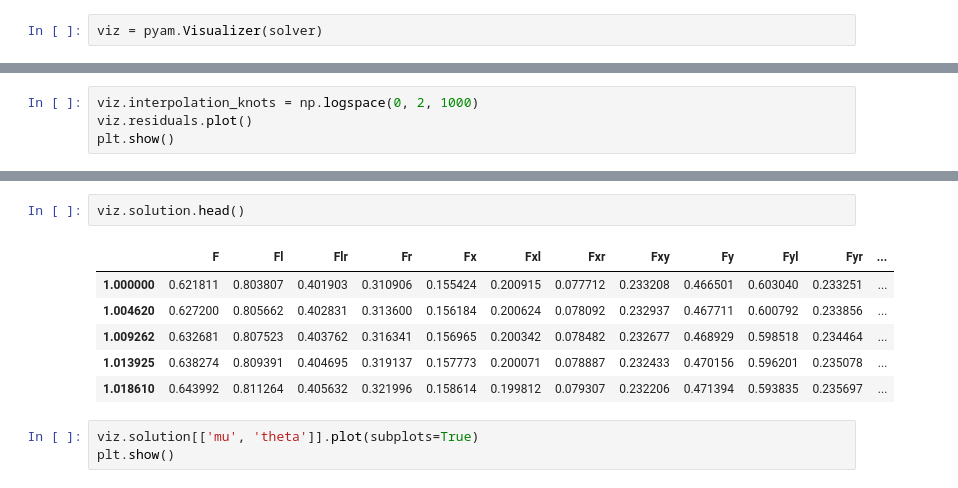
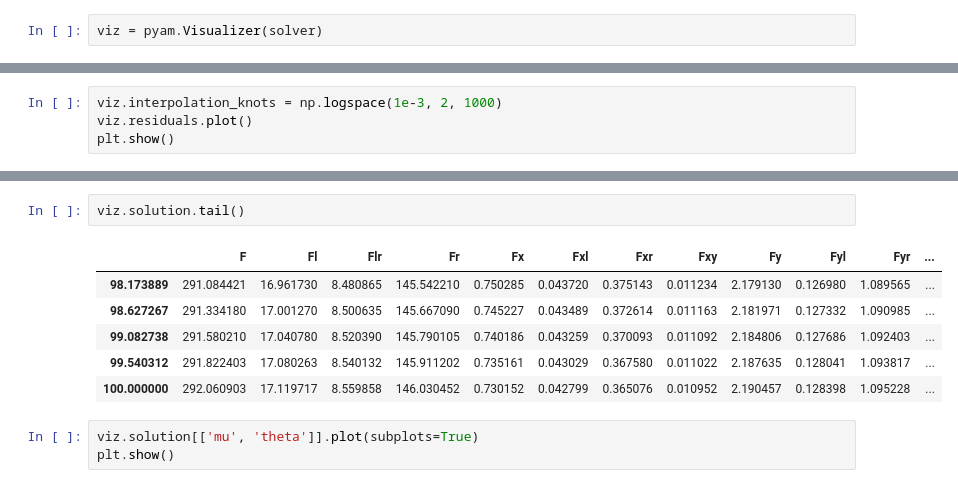
Before and after one commit to davidrpugh/assortative-matching, a Jupyter notebook: examples/positive-assortative-matching.ipynb, the cells around one changed output, grey strips where cells are left out. Drawn from its saved outputs; the diff is of its cells as text.

```diff
--- a/examples/positive-assortative-matching.ipynb
+++ b/examples/positive-assortative-matching.ipynb
@@ -124,5 +128,5 @@ viz = pyam.Visualizer(solver)
 # %%
-viz.interpolation_knots = np.logspace(0, 2, 1000)
+viz.interpolation_knots = np.logspace(1e-3, 2, 1000)
 viz.residuals.plot()
 plt.show()
 # %% [output]
@@ -135,12 +139,12 @@ plt.show()
 # %%
-viz.solution.head()
+viz.solution.tail()
 # %% [output]
 |  | F | Fl | Flr | Fr | Fx | Fxl | Fxr | Fxy | Fy | Fyl | Fyr | ... |
-| 1.000000 | 0.621811 | 0.803807 | 0.401903 | 0.310906 | 0.155424 | 0.200915 | 0.077712 | 0.233208 | 0.466501 | 0.603040 | 0.233251 | ... |
-| 1.004620 | 0.627200 | 0.805662 | 0.402831 | 0.313600 | 0.156184 | 0.200624 | 0.078092 | 0.232937 | 0.467711 | 0.600792 | 0.233856 | ... |
-| 1.009262 | 0.632681 | 0.807523 | 0.403762 | 0.316341 | 0.156965 | 0.200342 | 0.078482 | 0.232677 | 0.468929 | 0.598518 | 0.234464 | ... |
-| 1.013925 | 0.638274 | 0.809391 | 0.404695 | 0.319137 | 0.157773 | 0.200071 | 0.078887 | 0.232433 | 0.470156 | 0.596201 | 0.235078 | ... |
-| 1.018610 | 0.643992 | 0.811264 | 0.405632 | 0.321996 | 0.158614 | 0.199812 | 0.079307 | 0.232206 | 0.471394 | 0.593835 | 0.235697 | ... |
+| 98.173889 | 291.084421 | 16.961730 | 8.480865 | 145.542210 | 0.750285 | 0.043720 | 0.375143 | 0.011234 | 2.179130 | 0.126980 | 1.089565 | ... |
+| 98.627267 | 291.334180 | 17.001270 | 8.500635 | 145.667090 | 0.745227 | 0.043489 | 0.372614 | 0.011163 | 2.181971 | 0.127332 | 1.090985 | ... |
+| 99.082738 | 291.580210 | 17.040780 | 8.520390 | 145.790105 | 0.740186 | 0.043259 | 0.370093 | 0.011092 | 2.184806 | 0.127686 | 1.092403 | ... |
+| 99.540312 | 291.822403 | 17.080263 | 8.540132 | 145.911202 | 0.735161 | 0.043029 | 0.367580 | 0.011022 | 2.187635 | 0.128041 | 1.093817 | ... |
+| 100.000000 | 292.060903 | 17.119717 | 8.559858 | 146.030452 | 0.730152 | 0.042799 | 0.365076 | 0.010952 | 2.190457 | 0.128398 | 1.095228 | ... |
 # %%
 viz.solution[['mu', 'theta']].plot(subplots=True)
 plt.show()
```
Also changed, not shown: parts of 11 cells of this notebook.
